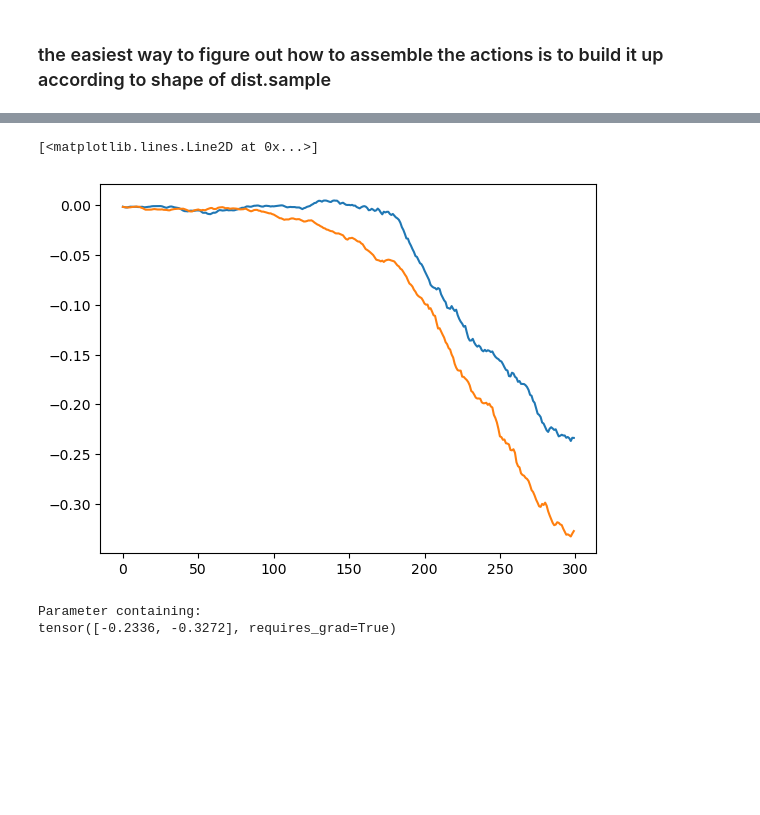
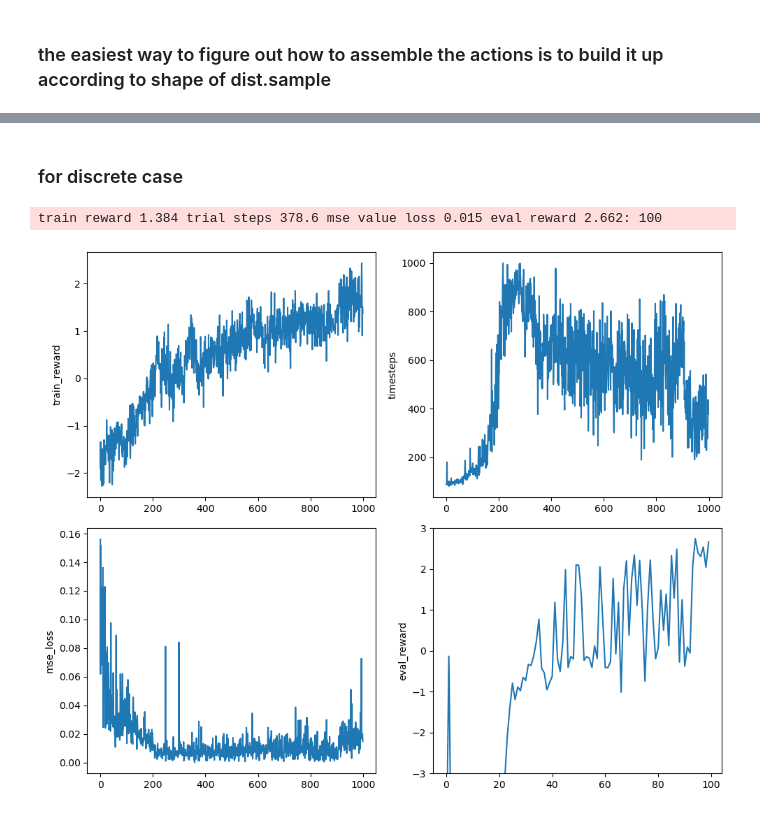
Before and after one commit to ljmzt/reinforcement_learning_2, a Jupyter notebook: debug-consistent-routines.ipynb, the cells around one changed output, grey strips where cells are left out. Cells and saved outputs as stored; diff of their text form; code cells hidden in the pictures; blank space fills up the shorter version.

```diff
--- a/debug-consistent-routines.ipynb
+++ b/debug-consistent-routines.ipynb
@@ -380,11 +391,23 @@ class Runner():
         self.gamma = gamma
         self.lam = lam
 
+    def eval_run(self):
+        self.agent.eval()
+        state = self.env.reset()
+        rewards = 0.0
+        for _ in range(self.n_steps):
+            action, _, _ = self.agent.step(state)
+            state, reward, done, _ = self.env.step(action)
+            rewards += reward
+            if done:  break
+        return rewards
+
     def run(self):
         '''
           input the initial status, it will run according to the params in the init
+          this is a training run
         '''
-
+        self.agent.train()
         info = collections.defaultdict(list)
         actual_rewards = 0.0
 
@@ -657,12 +497,0 @@ plt.plot(output_rewards)
-# %%
-output_logstd = np.vstack(output_logstd)
-plt.plot(output_logstd[:,0])
-plt.plot(output_logstd[:,1])
-# %% [output]
-[<matplotlib.lines.Line2D at 0x...>]
-[figure, removed]
-# %%
-print(agent.policy.logstd)
-# %% [output]
-Parameter containing:
-tensor([-0.2336, -0.3272], requires_grad=True)
@@ -668,0 +533,34 @@ tensor([-0.2336, -0.3272], requires_grad=True)
+# %% [markdown]
+### for discrete case
+# %%
+fig, axs = plt.subplots(2,2, figsize=(10,8))
+axs = axs.flatten()
+
+# for seed in [1,2,3,4,5]:
+for seed in [1]:
+
+    # set the seeds
+    iseed = seed
+    np.random.seed(iseed)
+    torch.random.manual_seed(iseed)
+    env2.seed(iseed)
+
+    # this is usually how you run it
+    env_discrete = EnvWrapper(env2, reward_scale=0.01)
+    policy_discrete = Policy(env_discrete, num_hidden=64)
+    trainer = Trainer(env_discrete, policy_discrete)
+    output_rewards, output_timesteps, output_mse_loss, eval_rewards = trainer.train(n_epoches=1000, eval_everyepoch=10)
+
+    # make some plots
+    outputs = [output_rewards, output_timesteps, output_mse_loss, eval_rewards]
+    ylabels = ['train_reward', 'timesteps', 'mse_loss', 'eval_reward']
+    for i, (arr, label) in enumerate(zip(outputs, ylabels)):
+        axs[i].plot(arr)
+        axs[i].set_ylabel(label)
+        if label == 'eval_reward':
+            axs[i].set_ylim([-3,3])
+
+plt.tight_layout()
+# %% [output]
+train reward 1.384 trial steps 378.6 mse value loss 0.015 eval reward 2.662: 100
+[figure, added]
```
Also changed, not shown: parts of 45 cells of this notebook, 2 other files.
